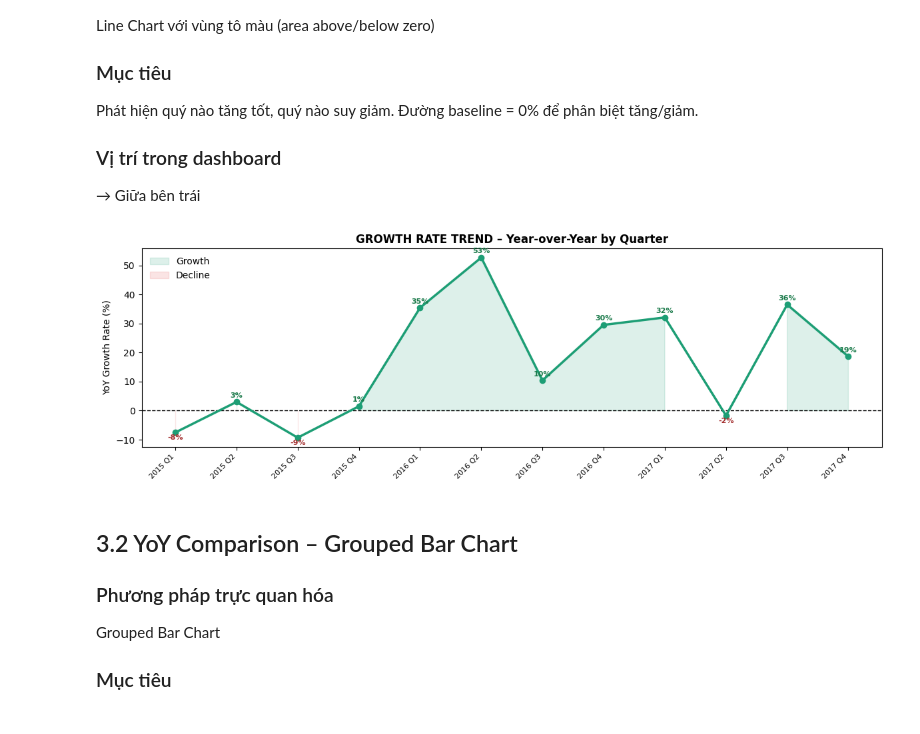
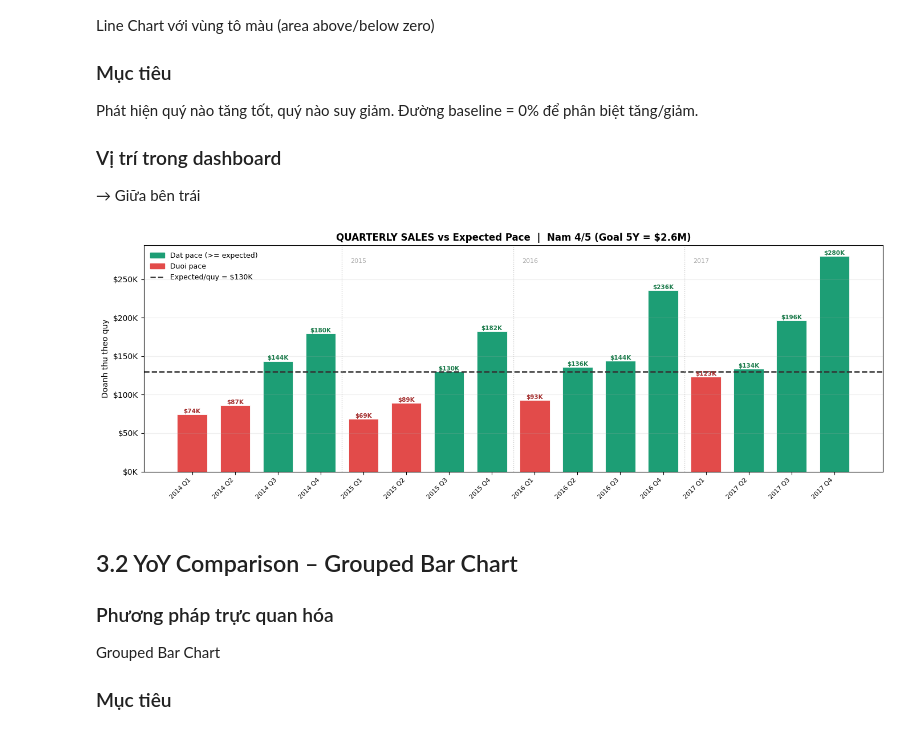
Before and after one commit to Thuily05/archive, a Jupyter notebook: chapter7_executive_dashboard_complete (1).ipynb, the cells around one changed output. Drawn from its saved outputs; the diff is of its cells as text; code cells hidden in the pictures.

```diff
--- a/chapter7_executive_dashboard_complete (1).ipynb
+++ b/chapter7_executive_dashboard_complete (1).ipynb
@@ -1625,45 +1625,68 @@ Phát hiện quý nào tăng tốt, quý nào suy giảm.
 
 → Giữa bên trái
 # %%
-
-# ── Growth Rate Trend – YoY % theo quý
+# ── Quarterly Sales vs Expected Pace (5-Year Goal, Nam 4/5)
 df['Order Date'] = pd.to_datetime(df['Order Date'])
 df['Year']    = df['Order Date'].dt.year
-df['Quarter'] = df['Order Date'].dt.quarter   # <-- fix KeyError: 'Quarter'
+df['Quarter'] = df['Order Date'].dt.quarter
+
+SALES_GOAL_5Y  = 2_600_000
+TOTAL_QUARTERS = 20          # 5 nam x 4 quy
+DATA_QUARTERS  = 16          # 4 nam x 4 quy
+PACE           = DATA_QUARTERS / TOTAL_QUARTERS   # = 0.80
+expected_total = SALES_GOAL_5Y * PACE             # = 2_080_000
+expected_per_q = expected_total / DATA_QUARTERS   # = 130_000 / quy
+
 quarterly = df.groupby(['Year', 'Quarter'])['Sales'].sum().reset_index()
-quarterly = quarterly.sort_values(['Year', 'Quarter'])
-
-# Tính YoY growth rate
-quarterly['prev_year_sales'] = quarterly.groupby('Quarter')['Sales'].shift(1)
-quarterly['yoy_growth'] = (quarterly['Sales'] - quarterly['prev_year_sales']) / quarterly['prev_year_sales'] * 100
-quarterly = quarterly.dropna()
+quarterly = quarterly.sort_values(['Year', 'Quarter']).reset_index(drop=True)
 quarterly['label'] = quarterly['Year'].astype(str) + ' Q' + quarterly['Quarter'].astype(str)
 
-fig, ax = plt.subplots(figsize=(12, 4))
-x = range(len(quarterly))
-yoy = quarterly['yoy_growth'].values
+vals   = quarterly['Sales'].values
 labels = quarterly['label'].values
+x      = range(len(quarterly))
 
-ax.plot(x, yoy, color='#1D9E75', linewidth=2.5, marker='o', markersize=6, zorder=3)
-ax.fill_between(x, yoy, 0, where=[v >= 0 for v in yoy],
-                color='#1D9E75', alpha=0.15, label='Growth')
-ax.fill_between(x, yoy, 0, where=[v < 0 for v in yoy],
-                color='#E24B4A', alpha=0.15, label='Decline')
-ax.axhline(0, color='black', linewidth=1, linestyle='--')
+colors = ['#1D9E75' if v >= expected_per_q else '#E24B4A' for v in vals]
 
-for xi, v in zip(x, yoy):
-    color = '#1a7a4a' if v >= 0 else '#a32d2d'
-    ax.text(xi, v + (1.5 if v >= 0 else -2.5), f'{v:.0f}%',
-            ha='center', fontsize=8, color=color, fontweight='bold')
+fig, ax = plt.subplots(figsize=(14, 5))
 
-ax.set_xticks(list(x)); ax.set_xticklabels(labels, rotation=45, ha='right', fontsize=8)
-ax.set_ylabel('YoY Growth Rate (%)')
-ax.set_title('GROWTH RATE TREND – Year-over-Year by Quarter', fontsize=12, fontweight='bold')
-ax.legend(frameon=False, loc='upper left')
+bars = ax.bar(x, vals, color=colors, edgecolor='white', linewidth=0.6, width=0.7)
+
+# Đường expected pace mỗi quý
+ax.axhline(expected_per_q, color='#333333', linestyle='--', linewidth=1.8,
+           label=f'Expected pace/quy = ${expected_per_q/1000:.0f}K  (80% × ${SALES_GOAL_5Y/1e6:.1f}M / {DATA_QUARTERS}Q)')
+
+# Nhãn giá trị trên bar
+for xi, v in zip(x, vals):
+    color = '#1a7a4a' if v >= expected_per_q else '#a32d2d'
+    ax.text(xi, v + 1500, f'${v/1000:.0f}K',
+            ha='center', fontsize=7.5, color=color, fontweight='bold')
+
+# Phân cách năm
+for year in [2015, 2016, 2017]:
+    pos = quarterly[quarterly['Year'] == year].index[0] - 0.5
+    ax.axvline(pos, color='#CCCCCC', linewidth=1, linestyle=':')
+    ax.text(pos + 0.2, vals.max() * 0.97, str(year), fontsize=8, color='#AAAAAA')
+
+import matplotlib.patches as mpatches
+legend_handles = [
+    mpatches.Patch(color='#1D9E75', label='Dat pace (>= expected)'),
+    mpatches.Patch(color='#E24B4A', label='Duoi pace'),
+    plt.Line2D([0], [0], color='#333333', linestyle='--', linewidth=1.8,
+               label=f'Expected/quy = ${expected_per_q/1000:.0f}K'),
+]
+ax.legend(handles=legend_handles, frameon=False, loc='upper left', fontsize=9)
+
+ax.set_xticks(list(x))
+ax.set_xticklabels(labels, rotation=45, ha='right', fontsize=8)
+ax.yaxis.set_major_formatter(plt.FuncFormatter(lambda v, _: f'${v/1000:.0f}K'))
+ax.set_ylabel('Doanh thu theo quy')
+ax.set_title(f'QUARTERLY SALES vs Expected Pace  |  Nam 4/{SALES_GOAL_5Y//520000} (Goal 5Y = ${SALES_GOAL_5Y/1e6:.1f}M)',
+             fontsize=12, fontweight='bold')
+ax.grid(True, axis='y', alpha=0.2)
 plt.tight_layout()
 plt.show()
 # %% [output]
-[figure, old version]
+[figure, new version]
 # %% [markdown]
 ## 3.2 YoY Comparison – Grouped Bar Chart
 
```
Also changed, not shown: parts of 4 cells of this notebook.
